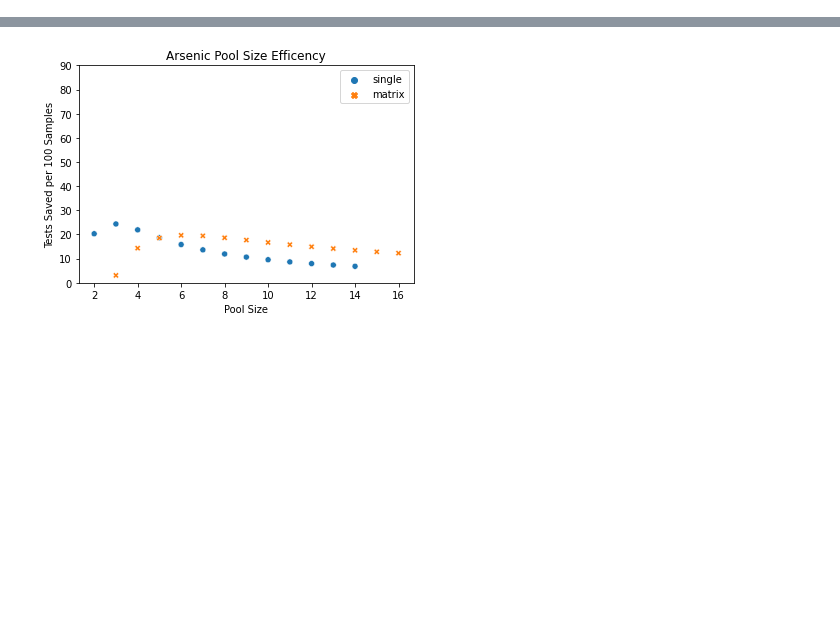
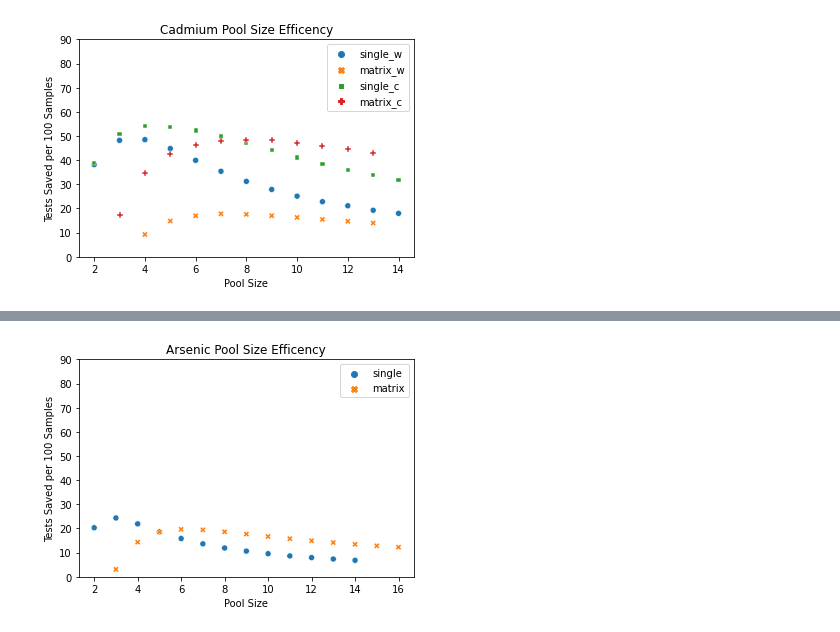
Before and after one commit to cbdv-ltd/pooled_testing_simulations, a Jupyter notebook: plots.ipynb, the cells around one changed output, grey strips where cells are left out. Saved outputs shown, nothing was run; the diff lists cells and outputs as text; code cells hidden in the pictures; blank space fills up the shorter version.

```diff
--- a/plots.ipynb
+++ b/plots.ipynb
@@ -18,0 +34,29 @@ ar_s.head()
+# %%
+wash_cd_m = pd.read_csv("wash_cd_matrix.csv")
+wash_cd_s = pd.read_csv("wash_cd_single.csv")
+wash_cd_m["percentage"] = (1 - wash_cd_m["percentage"])*100
+wash_cd_s["tests"] = (1 - wash_cd_s["tests"])*100
+cali_cd_m = pd.read_csv("cali_cd_matrix.csv")
+cali_cd_s = pd.read_csv("cali_cd_single.csv")
+cali_cd_m["percentage"] = (1 - cali_cd_m["percentage"])*100
+cali_cd_s["tests"] = (1 - cali_cd_s["tests"])*100
+cali_ar = cali_cd_s.loc[:,["pool", "tests"]].copy()
+cali_ar.columns = ["pool", "single"]
+cdc_c = pd.merge(left = cali_ar, right = cali_cd_m.loc[:,["pool", "percentage"]].copy(),how="outer", on="pool")
+cdc_c.columns = ["pool", "single_c", "matrix_c"]
+wash_ar = wash_cd_s.loc[:,["pool", "tests"]].copy()
+wash_ar.columns = ["pool", "single"]
+cdc = pd.merge(left = wash_ar, right = wash_cd_m.loc[:,["pool", "percentage"]].copy(),how="outer", on="pool")
+cdc.columns = ["pool", "single_w", "matrix_w"]
+cdc = pd.merge(left=cdc, right = cdc_c, how="outer", on="pool")
+cdcc=cdc.copy()
+cdcc = cdcc.set_index("pool")
+g = sb.scatterplot(data=cdcc, legend=True)
+g.set(ylim=[0,90])
+plt.title("Cadmium Pool Size Efficency")
+plt.xlabel("Pool Size")
+plt.ylabel("Tests Saved per 100 Samples")
+plt.savefig("Cadmium_pool.png")
+plt.show()
+# %% [output]
+[figure, added]
```
Also changed, not shown: parts of 13 cells of this notebook, 55 other files.
